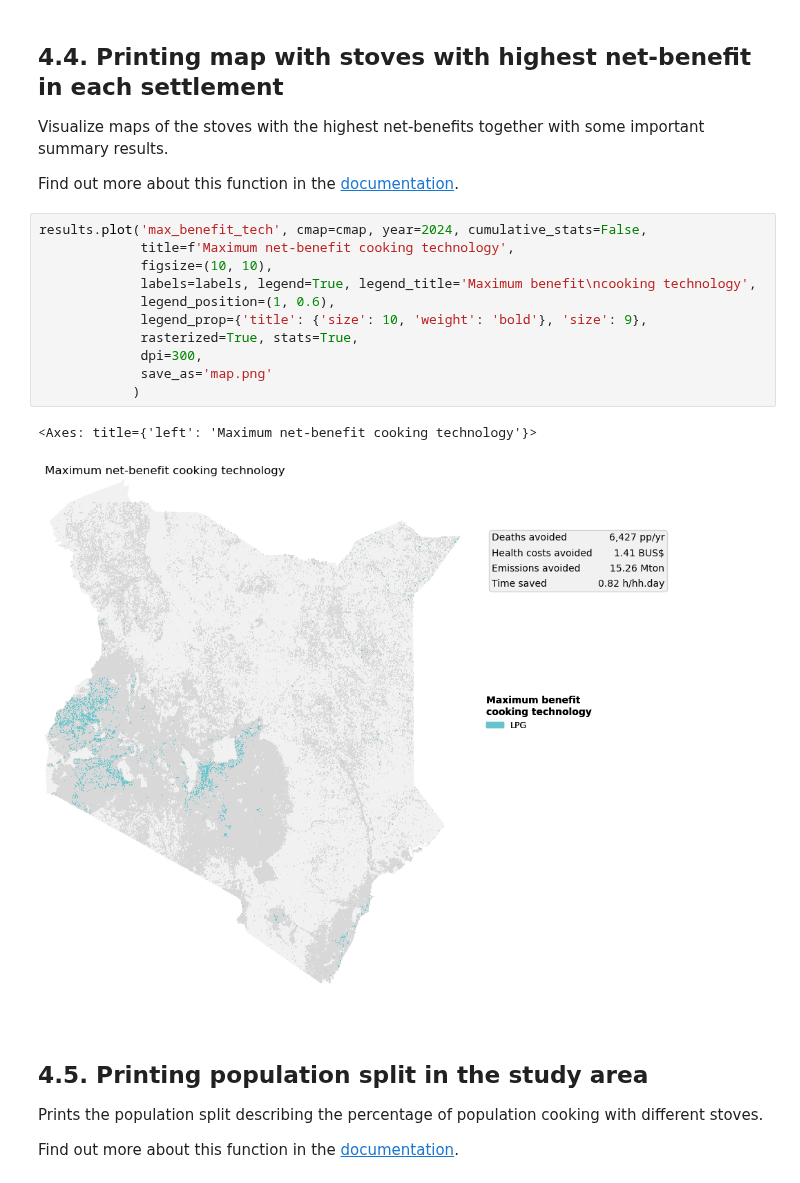
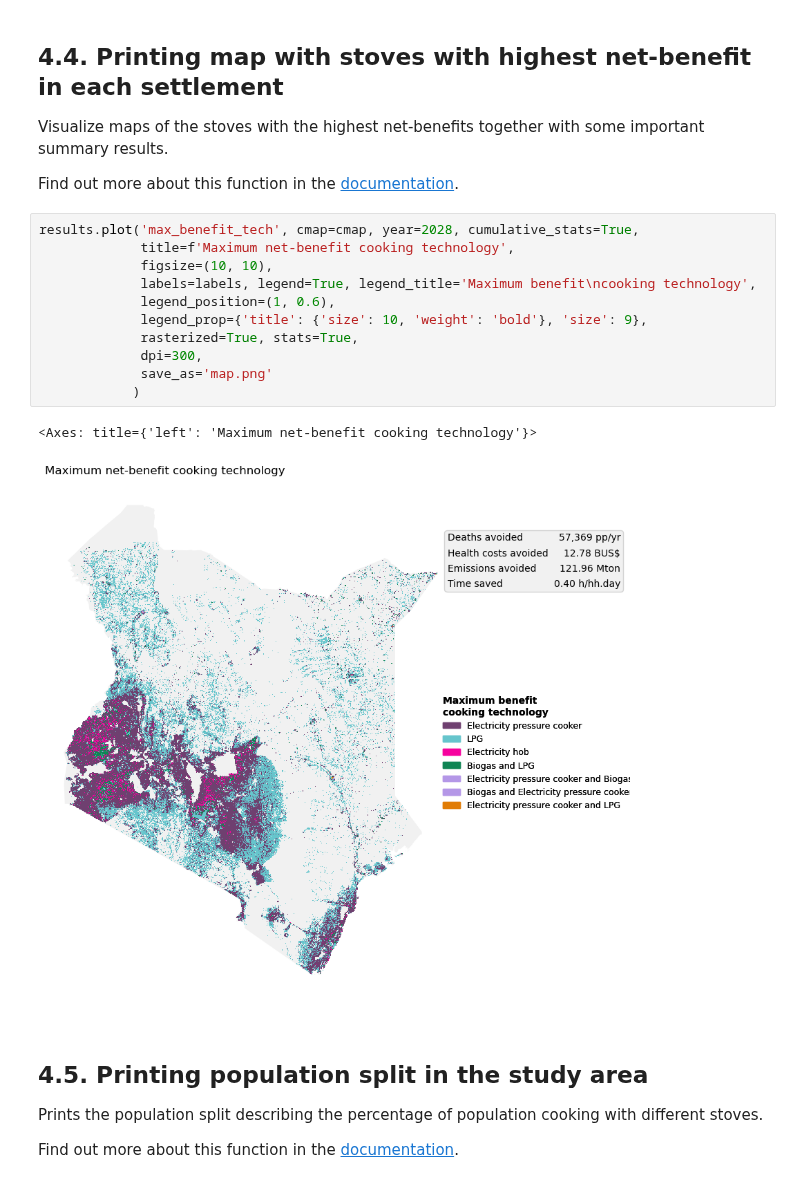
Before and after one commit to Open-Source-Spatial-Clean-Cooking-Tool/OnStove, a Jupyter notebook: example/OnStove_notebook.ipynb, the cells around one changed output. Saved outputs shown, nothing was run; the diff lists cells and outputs as text.

```diff
--- a/example/OnStove_notebook.ipynb
+++ b/example/OnStove_notebook.ipynb
@@ -543,19 +673,19 @@ Visualize maps of the stoves with the highest net-benefits together with some im
 
 Find out more about this function in the [documentation](https://onstove-documentation.readthedocs.io/en/latest/generated/onstove.OnStove.plot.html).
 # %%
-results.plot('max_benefit_tech', cmap=cmap, year=2024, cumulative_stats=False,
+results.plot('max_benefit_tech', cmap=cmap, year=2028, cumulative_stats=True,
              title=f'Maximum net-benefit cooking technology',
              figsize=(10, 10),
              labels=labels, legend=True, legend_title='Maximum benefit\ncooking technology',
              legend_position=(1, 0.6),
              legend_prop={'title': {'size': 10, 'weight': 'bold'}, 'size': 9},
              rasterized=True, stats=True,
              dpi=300,
              save_as='map.png'
             )
 # %% [output]
 <Axes: title={'left': 'Maximum net-benefit cooking technology'}>
-[figure, old version]
+[figure, new version]
 # %% [markdown]
 ## 4.5. Printing population split in the study area
 
```
Also changed, not shown: parts of 65 cells of this notebook, 3 other files.
